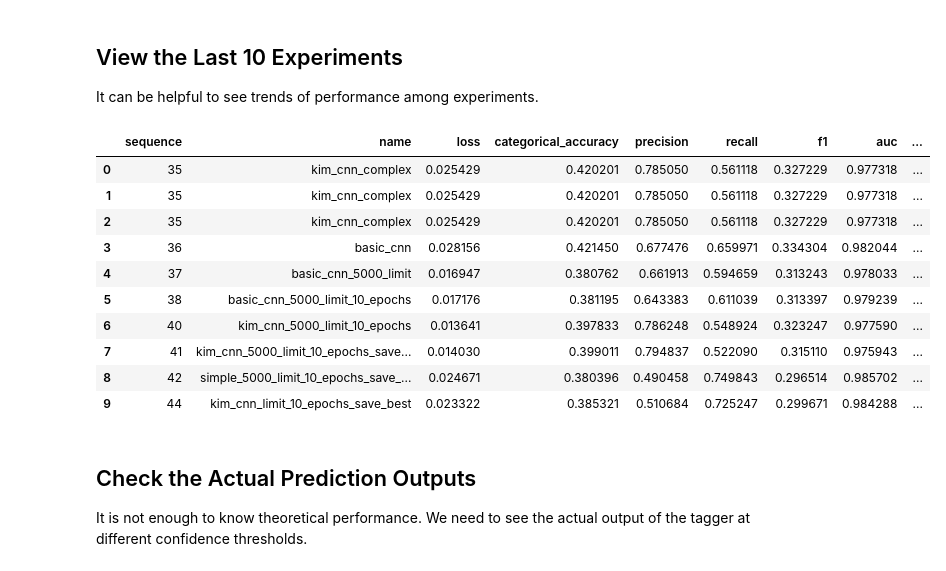
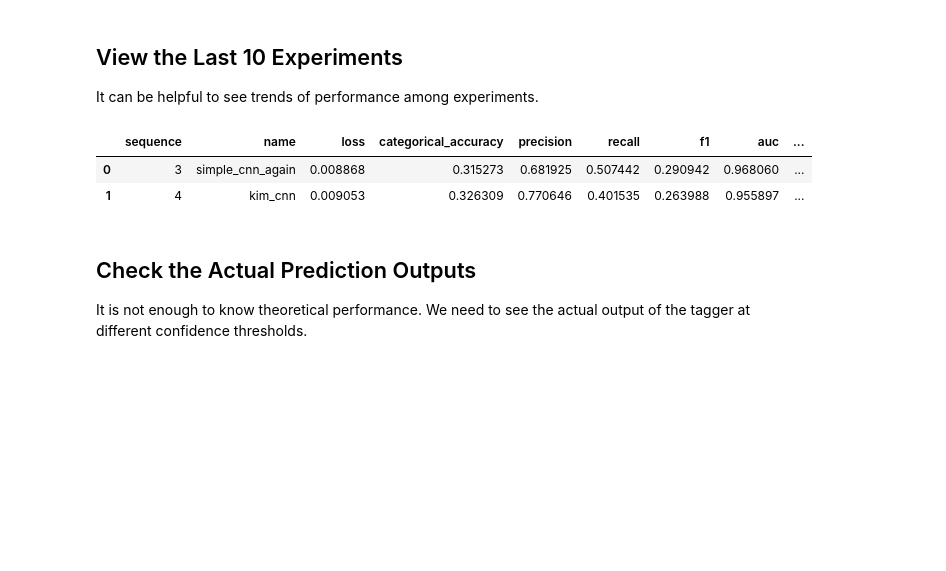
Before and after one commit to rjurney/weakly_supervised_learning_code, a Jupyter notebook: ch02/Weakly Supervised Learning - Stack Overflow Tag Labeler.ipynb, the cells around one changed output. Saved outputs shown, nothing was run; the diff lists cells and outputs as text; code cells hidden in the pictures; blank space fills up the shorter version.

```diff
--- a/ch02/Weakly Supervised Learning - Stack Overflow Tag Labeler.ipynb
+++ b/ch02/Weakly Supervised Learning - Stack Overflow Tag Labeler.ipynb
@@ -251,9 +256,12 @@ try:
 except NameError:
     simple_log = []
 
-with open('data/simple_log.jsonl') as f:
-    for line in f:
-        simple_log.append(json.loads(line))
+try:
+    with open('simple_log.jsonl') as f:
+        for line in f:
+            simple_log.append(json.loads(line))
+except FileNotFoundError:
+    pass
 
 SEQUENCE = simple_log[-1]['sequence'] if len(simple_log) > 0 else 0
 
@@ -278,13 +286,13 @@ EPOCHS              = 8
 ACTIVATION          = 'selu'
 CONV_PADDING        = 'same'
 STRIDES             = 1
-EMBED_SIZE          = 50
+EMBED_SIZE          = 300
 EMBED_DROPOUT_RATIO = 0.1
 CONV_DROPOUT_RATIO  = 0.1
 
-EXPERIMENT_NAME = 'simple_cnn_again'
+EXPERIMENT_NAME = 'simple_cnn'
 
-if EXPERIMENT_NAME == simple_log[-1]['name']:
+if len(simple_log) > 0 and EXPERIMENT_NAME == simple_log[-1]['name']:
     print('RENAME YOUR EXPERIMENT')
     raise Exception('RENAME YOUR EXPERIMENT')
 
@@ -323,15 +331,6 @@ model.add(
         embeddings_initializer=RandomUniform(),
     )
 )
-# model.add(
-#     Embedding(
-#         TOKEN_COUNT,
-#         EMBED_SIZE,
-#         weights=[embedding_matrix],
-#         input_length=MAX_LEN,
-#         trainable=True
-#     )
-# )
 model.add(Dropout(0.1))
 model.add(
     Conv1D(
@@ -354,7 +353,6 @@ model.compile(
     optimizer='adam',
     loss='binary_crossentropy',
     metrics=[
-        'categorical_accuracy',
         tf.keras.metrics.CategoricalAccuracy(),
         tf.keras.metrics.Precision(),
         tf.keras.metrics.Recall(),
@@ -514,22 +514,19 @@ from tensorflow.keras.losses import binary_crossentropy, kld
 from tensorflow.keras.models import Model
 from tensorflow.keras.optimizers import Adam
 
-# from keras_radam import RAdam
 
-tf.compat.v1.disable_eager_execution()
-
-EXPERIMENT_NAME = 'kim_cnn_2000_3_4_5_7_again_2'
+EXPERIMENT_NAME = 'kim_cnn'
 
 FILTER_COUNT        = 128
 FILTER_SIZE         = [3, 4, 5, 7]
 EPOCHS              = 8
 ACTIVATION          = 'selu'
 CONV_PADDING        = 'same'
-EMBED_SIZE          = 50
+EMBED_SIZE          = 300
 EMBED_DROPOUT_RATIO = 0.1
 CONV_DROPOUT_RATIO  = 0.1
 
-if EXPERIMENT_NAME == simple_log[-1]['name']:
+if len(simple_log) > 0 and EXPERIMENT_NAME == simple_log[-1]['name']:
     print('RENAME YOUR EXPERIMENT')
     raise Exception('RENAME YOUR EXPERIMENT')
 
@@ -567,13 +564,6 @@ emb = Embedding(
     embeddings_initializer=RandomUniform(),
     input_length=X_train.shape[1]
 )(padded_input)
-# emb = Embedding(
-#     TOKEN_COUNT,
-#     EMBED_SIZE,
-#     weights=[embedding_matrix],
-#     input_length=MAX_LEN,
-#     trainable=True,
-# )(padded_input)
 drp = Dropout(0.1)(emb)
 
 # Create convlutions of different sizes
@@ -586,7 +576,6 @@ for filter_size in FILTER_SIZE:
         activation=ACTIVATION
     )(drp)
     f_shape = Reshape((MAX_LEN * EMBED_SIZE, 1))(f_conv)
-    # f_pool = GlobalMaxPool1D()(f_shape)
     f_pool = MaxPool1D(filter_size)(f_conv)
     convs.append(f_pool)
 
@@ -779,35 +776,25 @@ It can be helpful to see trends of performance among experiments.
 # %%
 log_df = pd.DataFrame(simple_log)
 log_df['f1'] = (log_df['precision'] * log_df['recall']) / (log_df['precision'] + log_df['recall'])
 
 log_df[[
     'sequence',
     'name',
     'loss',
     'categorical_accuracy',
     'precision',
     'recall',
     'f1',
     'auc',
     'true_positives',
     'false_positives',
     'true_negatives',
     'false_negatives',
-    'hinge',
-    'mean_absolute_error',
 ]][0:10 if len(log_df) > 9 else len(log_df)]
 # %% [output]
 |  | sequence | name | loss | categorical_accuracy | precision | recall | f1 | auc | ... |
-| 0 | 35 | kim_cnn_complex | 0.025429 | 0.420201 | 0.785050 | 0.561118 | 0.327229 | 0.977318 | ... |
-| 1 | 35 | kim_cnn_complex | 0.025429 | 0.420201 | 0.785050 | 0.561118 | 0.327229 | 0.977318 | ... |
-| 2 | 35 | kim_cnn_complex | 0.025429 | 0.420201 | 0.785050 | 0.561118 | 0.327229 | 0.977318 | ... |
-| 3 | 36 | basic_cnn | 0.028156 | 0.421450 | 0.677476 | 0.659971 | 0.334304 | 0.982044 | ... |
-| 4 | 37 | basic_cnn_5000_limit | 0.016947 | 0.380762 | 0.661913 | 0.594659 | 0.313243 | 0.978033 | ... |
-| 5 | 38 | basic_cnn_5000_limit_10_epochs | 0.017176 | 0.381195 | 0.643383 | 0.611039 | 0.313397 | 0.979239 | ... |
-| 6 | 40 | kim_cnn_5000_limit_10_epochs | 0.013641 | 0.397833 | 0.786248 | 0.548924 | 0.323247 | 0.977590 | ... |
-| 7 | 41 | kim_cnn_5000_limit_10_epochs_save... | 0.014030 | 0.399011 | 0.794837 | 0.522090 | 0.315110 | 0.975943 | ... |
-| 8 | 42 | simple_5000_limit_10_epochs_save_... | 0.024671 | 0.380396 | 0.490458 | 0.749843 | 0.296514 | 0.985702 | ... |
-| 9 | 44 | kim_cnn_limit_10_epochs_save_best | 0.023322 | 0.385321 | 0.510684 | 0.725247 | 0.299671 | 0.984288 | ... |
+| 0 | 3 | simple_cnn_again | 0.008868 | 0.315273 | 0.681925 | 0.507442 | 0.290942 | 0.968060 | ... |
+| 1 | 4 | kim_cnn | 0.009053 | 0.326309 | 0.770646 | 0.401535 | 0.263988 | 0.955897 | ... |
 # %% [markdown]
 ## Check the Actual Prediction Outputs
 
```
Also changed, not shown: parts of 16 cells of this notebook.
